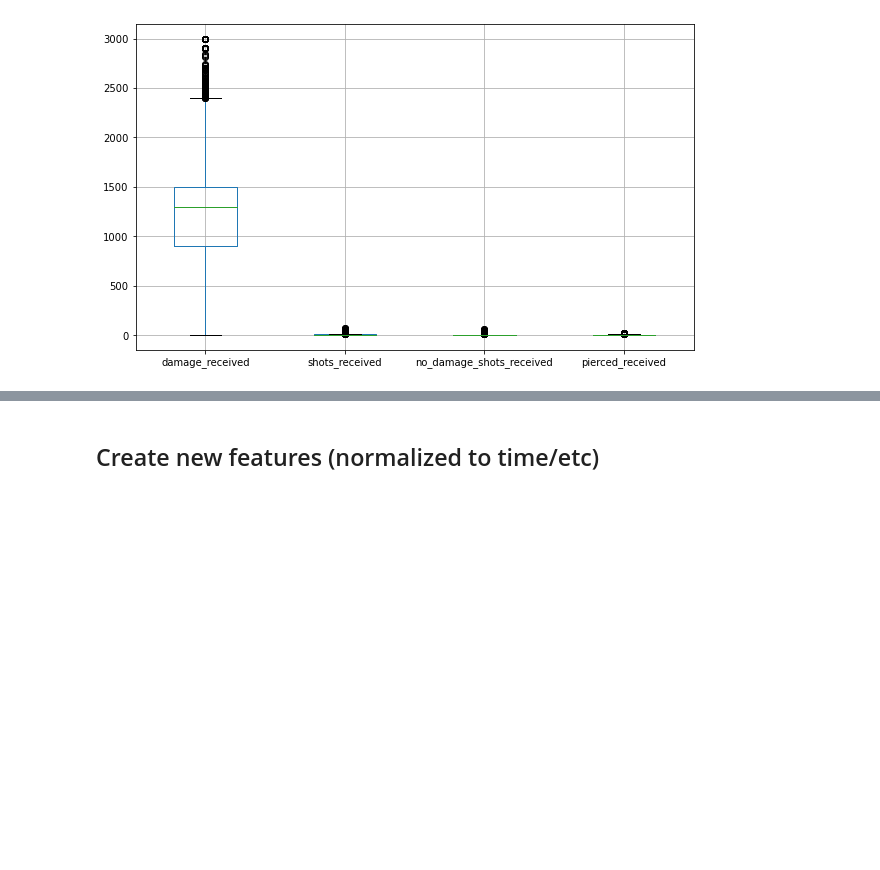
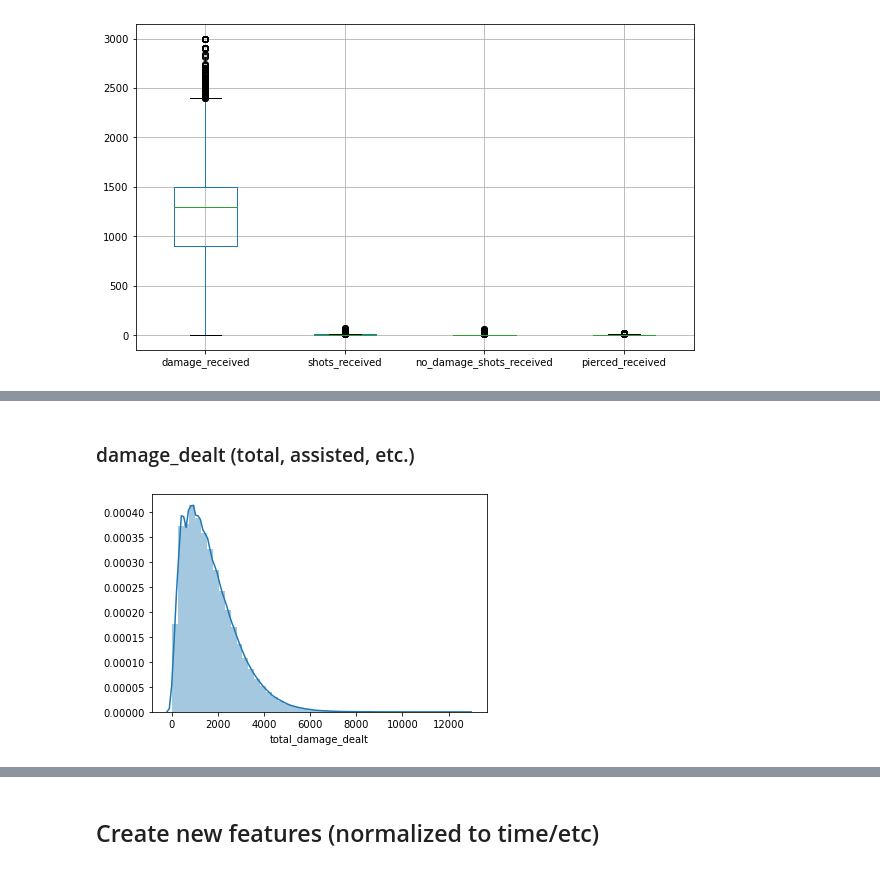
Before and after one commit to Egorka1/WG_Forge, a Jupyter notebook: WGProject.ipynb, the cells around one changed output, grey strips where cells are left out. Saved outputs shown, nothing was run; the diff lists cells and outputs as text; code cells hidden in the pictures; blank space fills up the shorter version.

```diff
--- a/WGProject.ipynb
+++ b/WGProject.ipynb
@@ -433,0 +456,6 @@ data[income_params].boxplot(figsize=(10, 6));
+# %% [markdown]
+### damage_dealt (total, assisted, etc.)
+# %%
+sns.distplot(data[data['total_damage_dealt'] > 0]['total_damage_dealt']);
+# %% [output]
+[figure, added]
```
Also changed, not shown: parts of 23 cells of this notebook.
